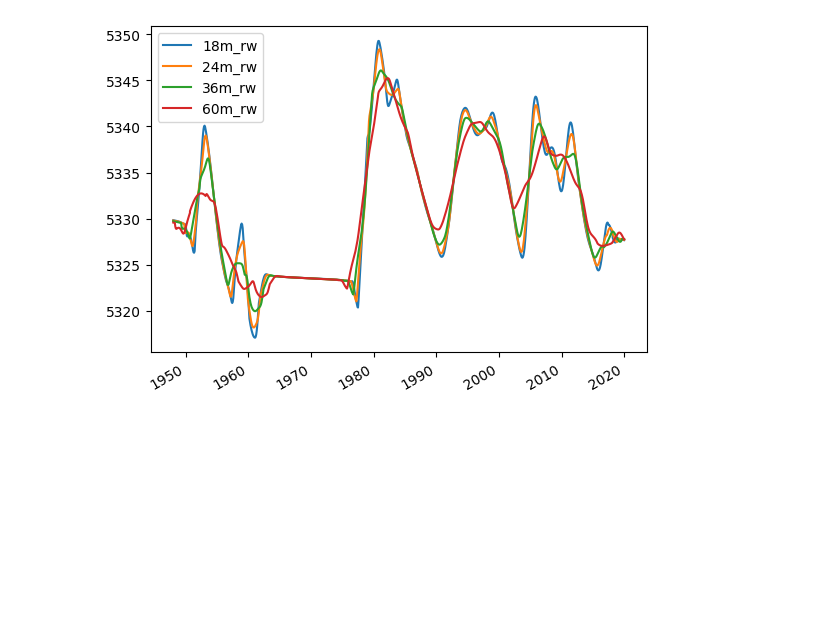
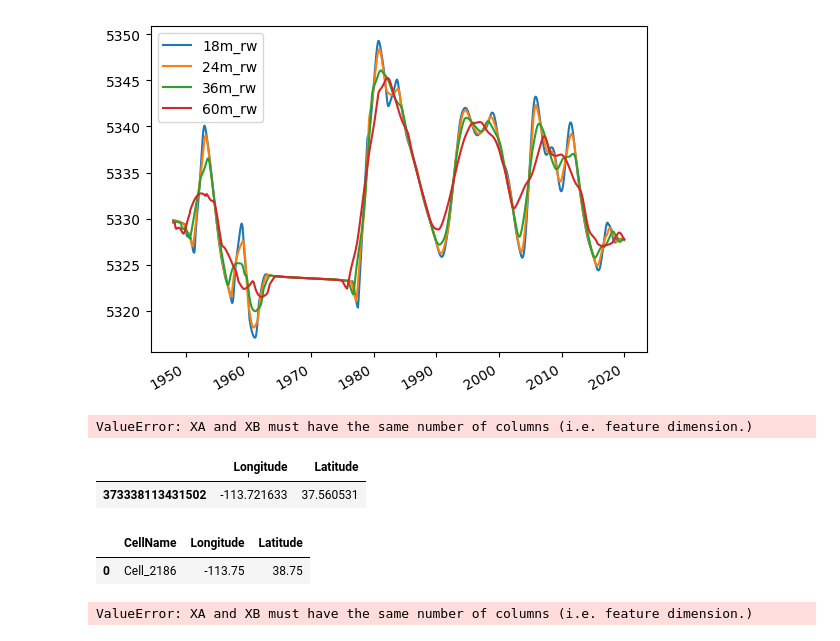
Before and after one commit to Saul-the-engineer/Well_Imputation, a Jupyter notebook: groundwater_imputation_api/src/imputation_api/sample_notebooks/imputation_ml.ipynb, the cells around one changed output. Saved outputs shown, nothing was run; the diff lists cells and outputs as text; code cells hidden in the pictures; blank space fills up the shorter version.

```diff
--- a/groundwater_imputation_api/src/imputation_api/sample_notebooks/imputation_ml.ipynb
+++ b/groundwater_imputation_api/src/imputation_api/sample_notebooks/imputation_ml.ipynb
@@ -359,10 +158,34 @@ prior_features.plot()
 [figure]
 # %%
 # pdsi data cell selection
-table_pdsi = remote_sensing_data_selection(data_dict_pdsi, 'Location', well_class.location)
+table_pdsi = utils_ml.remote_sensing_data_selection(
+    data_dict=data_dict_pdsi,
+    location_key='locations',
+    location_query=well_class.location,
+    )
 
 # gldas data cell selection
-table_gldas = remote_sensing_data_selection(data_dict_gldas, 'Location', well_class.location)
+table_gldas = utils_ml.remote_sensing_data_selection(
+    data_dict=data_dict_gldas,
+    location_key='locations',
+    location_query=well_class.location,
+    )
+# %% [output]
+ValueError: XA and XB must have the same number of columns (i.e. feature dimension.)
+# %%
+well_class.location
+# %% [output]
+|  | Longitude | Latitude |
+| 373338113431502 | -113.721633 | 37.560531 |
+# %%
+data_dict_pdsi['locations']
+# %% [output]
+|  | CellName | Longitude | Latitude |
+| 0 | Cell_2186 | -113.75 | 38.75 |
+# %%
+utils_ml.get_nearest_data_index(well_class.location, data_dict_pdsi['locations'])
+# %% [output]
+ValueError: XA and XB must have the same number of columns (i.e. feature dimension.)
 # %%
 # subset GLDAS data
 table_gldas = table_gldas[[
```
Also changed, not shown: parts of 18 cells of this notebook, 9 other files.
